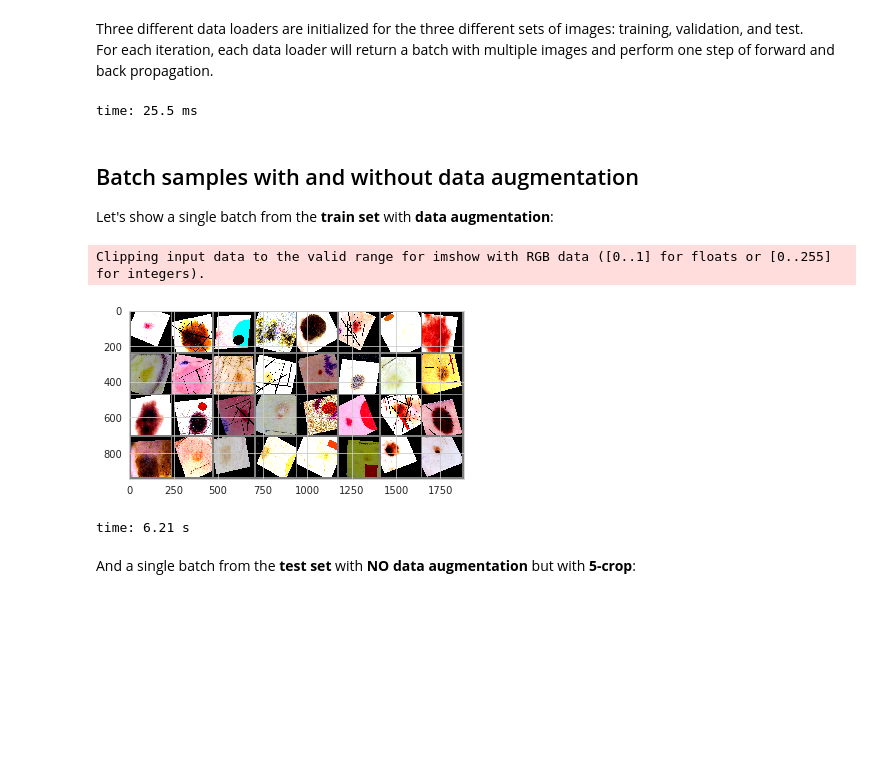
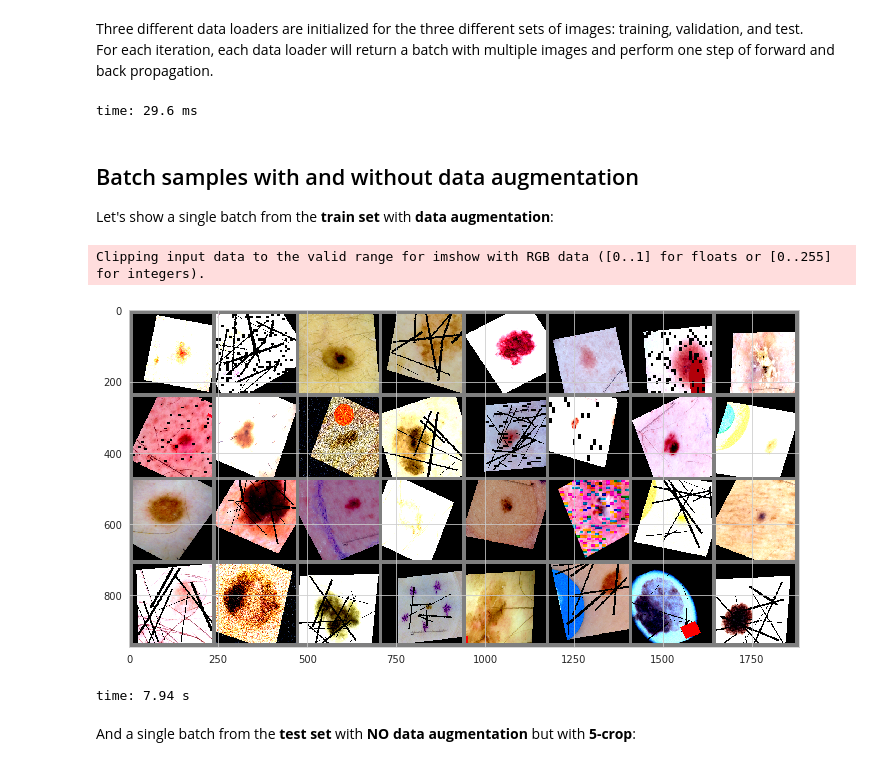
Before and after one commit to soheilpaper/dermatologist-ai, a Jupyter notebook: dermatologist_ai.ipynb, the cells around one changed output. Drawn from its saved outputs; the diff is of its cells as text; code cells hidden in the pictures; blank space fills up the shorter version.

```diff
--- a/dermatologist_ai.ipynb
+++ b/dermatologist_ai.ipynb
@@ -26,13 +26,13 @@ def warn_download_images():
   return HTML('Please set download_images to True in Getting Started to enable this feature.')
 
 #@markdown Set *download_images* below to True if you want to train or evaluate models yourself, otherwise this notebook can work with downloaded results:
-download_images = False #@param ["False", "True"] {type:"raw"}
+download_images = True #@param ["False", "True"] {type:"raw"}
 
 #@markdown Set *download_more_images* below to True if you want to download more samples:
-download_more_images = False #@param ["False", "True"] {type:"raw"}
+download_more_images = True #@param ["False", "True"] {type:"raw"}
 
 #@markdown Set *mount_gdrive* below to True if you want to mount your own Google Drive (useful to save trained models):
-mount_gdrive = False #@param ["False", "True"] {type:"raw"}
+mount_gdrive = True #@param ["False", "True"] {type:"raw"}
 # %% [markdown]
 I understood it late, but I finally saved the best-trained models directly on Google Drive. I do not need to think about it anymore and when I reach Google Colab's 12 consecutive hours limit ... I do not just lose my models, which happened to me a few times 😉
 # %%
@@ -504,8 +489,8 @@ def get_transform(model_name, phase, resize=0.75, n_crops=5):
                                 transforms.RandomAffine(degrees=30, translate=(0.2,0.2), scale=(0.8,1.2), shear=(-8,8)),
                                 transforms.ColorJitter(brightness=0.25, contrast=0.25, saturation=0.25, hue=0.1),
                                 ImgAugTransform(iaa.Sometimes(0.2, iaa.AdditiveGaussianNoise(loc=0, scale=(0.0, 0.15*255), per_channel=0.5, name='GaussianNoise'))),
-                                #ImgAugTransform(iaa.Sometimes(0.2, iaa.GaussianBlur(sigma=(0, 1.0), name='GaussianBlur'))),
-                                #ImgAugTransform(iaa.Sometimes(0.2, iaa.CoarseDropout((0.03, 0.15), size_percent=(0.05, 0.2), per_channel=0.2))),
+                                ImgAugTransform(iaa.Sometimes(0.2, iaa.GaussianBlur(sigma=(0, 1.0), name='GaussianBlur'))),
+                                ImgAugTransform(iaa.Sometimes(0.2, iaa.CoarseDropout((0.03, 0.15), size_percent=(0.05, 0.2), per_channel=0.2))),
                                 ImgAugTransform(iaa.Sometimes(0.2, iaa.JpegCompression(0.87))),
                                 #ImgAugTransform(iaa.Sometimes(0.2, iaa.Sharpen(alpha=(0, 1.0), lightness=(0.75, 1.5), name='Sharpen'))),
                                 transforms.RandomHorizontalFlip(),
@@ -662,41 +647,42 @@ if download_images:
   image_folders = {phase: datasets.ImageFolder(data_dir[phase], transform=get_transform('densenet', phase)) for phase in phases}
   loaders = {phase: torch.utils.data.DataLoader(image_folders[phase], batch_size=batch_size[phase], num_workers=num_workers, shuffle=(phase=='train')) for phase in phases}
 # %% [output]
-time: 25.5 ms
+time: 29.6 ms
 # %% [markdown]
 ## Batch samples with and without data augmentation
 Let's show a single batch from the __train set__ with __data augmentation__:
 # %%
 import torchvision
 import matplotlib.pyplot as plt
 %matplotlib inline
 
 def imshow(img):
     img = img / 2 + 0.5     # unnormalize
     npimg = img.numpy()
     plt.imshow(np.transpose(npimg, (1, 2, 0)))
 
 def show_batch(phase, batch_size, nrow):
 
   if not download_images:
     return warn_download_images()
 
   data_loader = torch.utils.data.DataLoader(image_folders[phase], batch_size=batch_size, num_workers=num_workers, shuffle=(phase=='train'))
   dataiter = iter(data_loader)
   images, labels = dataiter.next()
 
   if len(images.size()) == 5:
     # re-transform multi-crop as 4D tensor for vizualisation
     bs, ncrops, c, h, w = images.size()
     images = images.view(-1, c, h, w)
 
+  fig = plt.figure(figsize=(12, 8))
   imshow(torchvision.utils.make_grid(images, nrow, padding=10))
 
 show_batch('train', batch_size=32, nrow=8)
 # %% [output]
 Clipping input data to the valid range for imshow with RGB data ([0..1] for floats or [0..255] for integers).
-[figure, old version]
+[figure, new version]
-time: 6.21 s
+time: 7.94 s
 # %% [markdown]
 And a single batch from the __test set__ with __NO data augmentation__ but with __5-crop__:
 # %%
```
Also changed, not shown: parts of 99 cells of this notebook.
